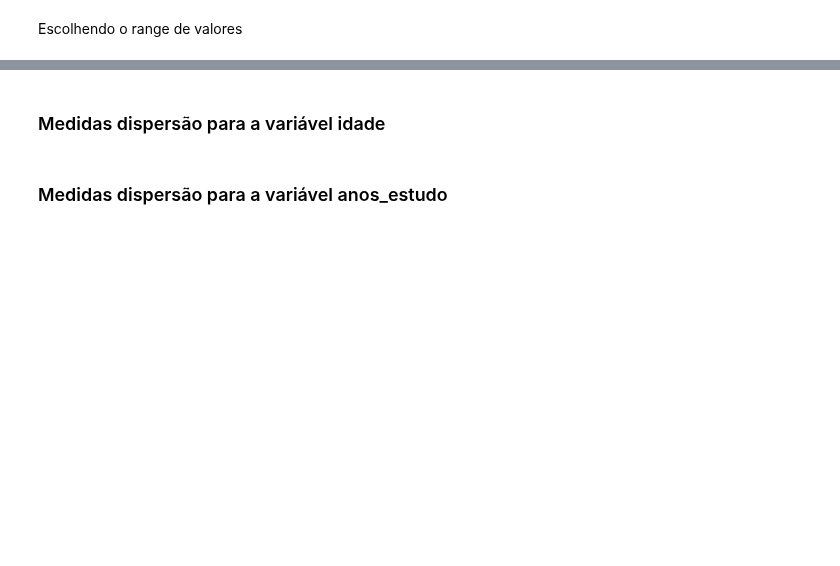
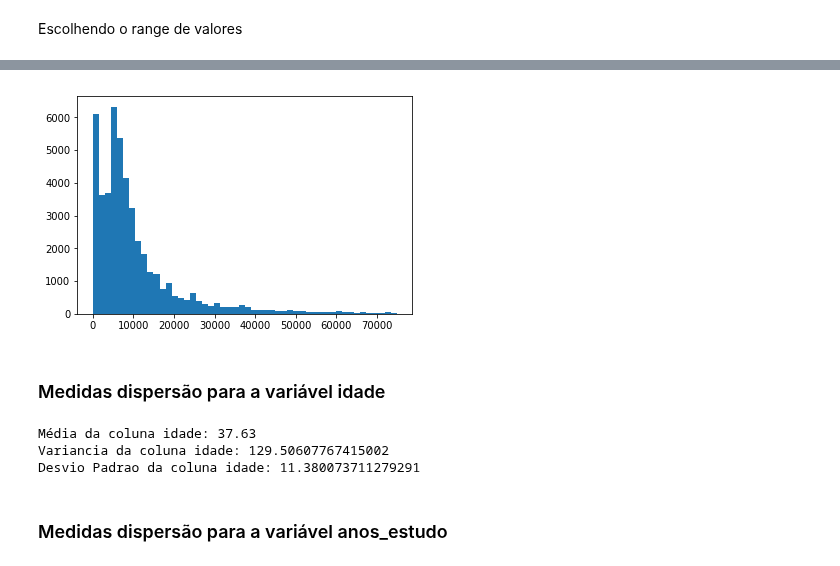
Before and after one commit to sn3fru/datascience_course, a Jupyter notebook: 1-analise-exploratória-basica/02-dispersão-e-associação/aula.ipynb, the cells around one changed output, grey strips where cells are left out. Saved outputs shown, nothing was run; the diff lists cells and outputs as text; code cells hidden in the pictures; blank space fills up the shorter version.

```diff
--- a/1-analise-exploratória-basica/02-dispersão-e-associação/aula.ipynb
+++ b/1-analise-exploratória-basica/02-dispersão-e-associação/aula.ipynb
@@ -171,6 +182,6 @@ plt.show()
 # %% [markdown]
 Escolhendo o range de valores
 # %%
-plt.hist(lista_com_salario, bins=50, range=(-100, 75000))
+plt.hist(lista_com_salarios, bins=50, range=(-100, 75000))
 plt.show()
 # %% [output]
@@ -178,2 +188,3 @@ plt.show()
+[figure, added]
 # %% [markdown]
 ### Medidas dispersão para a variável idade
@@ -180,2 +196,10 @@ plt.show()
+# %%
+print(f'Média da coluna idade: {media_idade}')
+print(f'Variancia da coluna idade: {variancia_idade}')
+print(f'Desvio Padrao da coluna idade: {desvio_padrao_idade}')
+# %% [output]
+Média da coluna idade: 37.63
+Variancia da coluna idade: 129.50607767415002
+Desvio Padrao da coluna idade: 11.380073711279291
 # %% [markdown]
 ### Medidas dispersão para a variável anos_estudo
```
Also changed, not shown: parts of 11 cells of this notebook.
